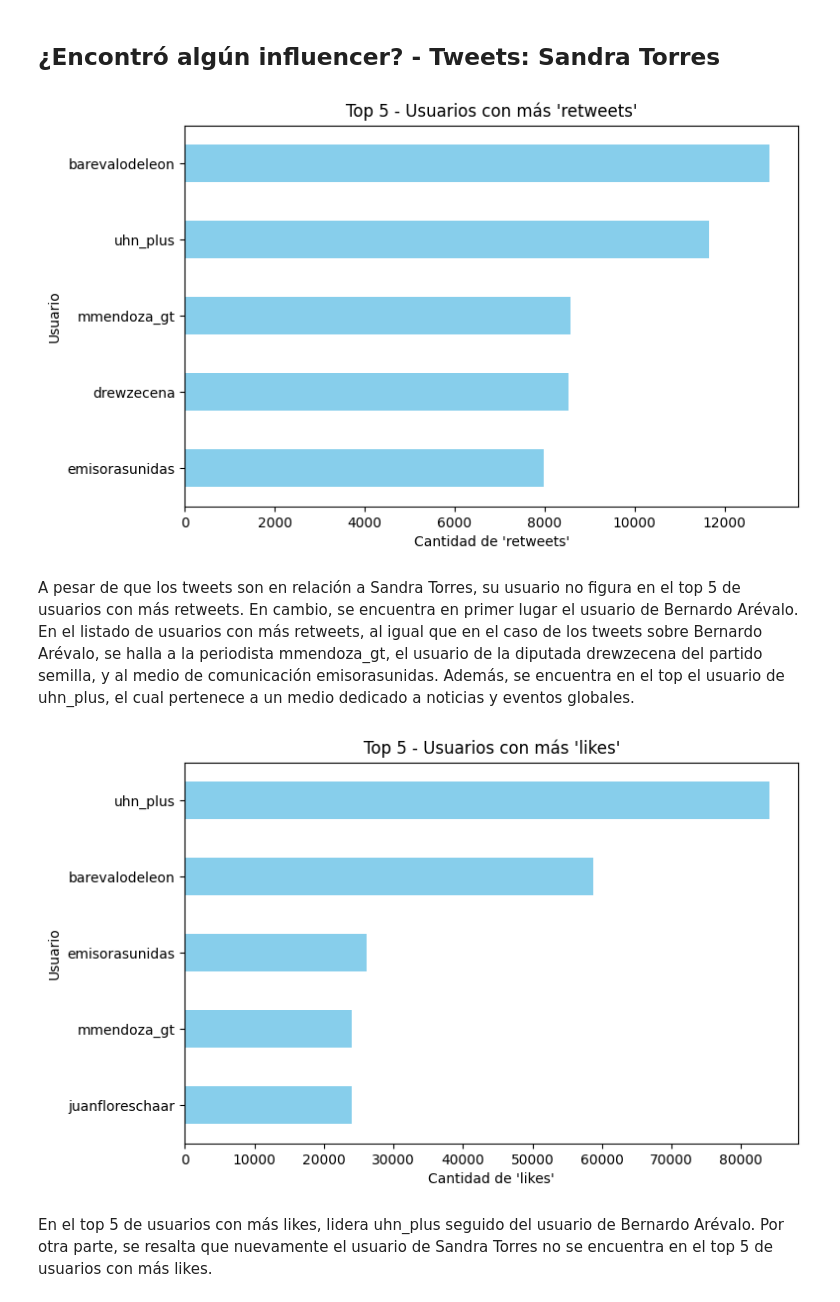
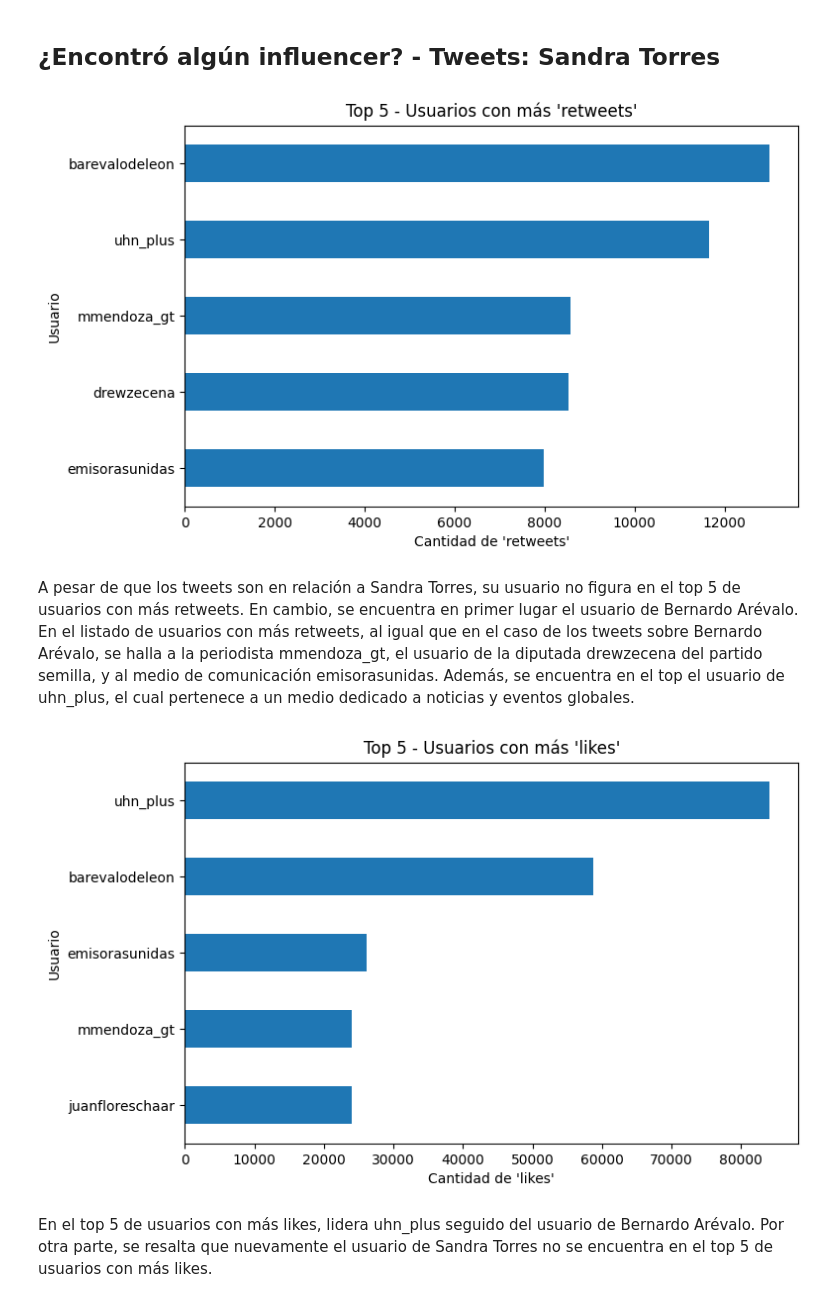
Before and after one commit to guillermoSb/datascience_laboratorio6, a Jupyter notebook: Problema2.ipynb, the cells around one changed output. Drawn from its saved outputs; the diff is of its cells as text; code cells hidden in the pictures.

```diff
--- a/Problema2.ipynb
+++ b/Problema2.ipynb
@@ -267,18 +267,18 @@ Vemos que en respecto a la cantidad de 'likes' sigue liderando Bernardo Arévalo
 # %%
 df_sandra['retweetCount'] = df_sandra['retweetCount'].astype(int)
 retweets_per_user_s = df_sandra.groupby('tweet_username')['retweetCount'].sum()
 top_users = retweets_per_user_s.sort_values(ascending=False)
 
 
 plt.figure(figsize=(8, 5))
-top_users.head(5).plot.barh(color='skyblue')
+top_users.head(5).plot.barh()
 plt.gca().invert_yaxis()
 plt.xlabel('Cantidad de \'retweets\'')
 plt.ylabel('Usuario')
 plt.title('Top 5 - Usuarios con más \'retweets\'')
 plt.show()
 # %% [output]
-[figure, old version]
+[figure, new version]
 # %% [markdown]
 A pesar de que los tweets son en relación a Sandra Torres, su usuario no figura en el top 5 de usuarios con más retweets. En cambio, se encuentra en primer lugar el usuario de Bernardo Arévalo. En el listado de usuarios con más retweets, al igual que en el caso de los tweets sobre Bernardo Arévalo, se halla a la periodista mmendoza_gt, el usuario de la diputada drewzecena del partido semilla, y al medio de comunicación emisorasunidas. Además, se encuentra en el top el usuario de uhn_plus, el cual pertenece a un medio dedicado a noticias y eventos globales.
 # %%
@@ -287,14 +287,14 @@ likes_per_user_s = df_sandra.groupby('tweet_username')['likeCount'].sum()
 top_users = likes_per_user_s.sort_values(ascending=False)
 
 plt.figure(figsize=(8, 5))
-top_users.head(5).plot.barh(color='skyblue')
+top_users.head(5).plot.barh()
 plt.gca().invert_yaxis()
 plt.xlabel('Cantidad de \'likes\'')
 plt.ylabel('Usuario')
 plt.title('Top 5 - Usuarios con más \'likes\'')
 plt.show()
 # %% [output]
-[figure, old version]
+[figure, new version]
 # %% [markdown]
 En el top 5 de usuarios con más likes, lidera uhn_plus seguido del usuario de Bernardo Arévalo. Por otra parte, se resalta que nuevamente el usuario de Sandra Torres no se encuentra en el top 5 de usuarios con más likes.
 # %% [markdown]
```
Also changed, not shown: parts of 9 cells of this notebook.
